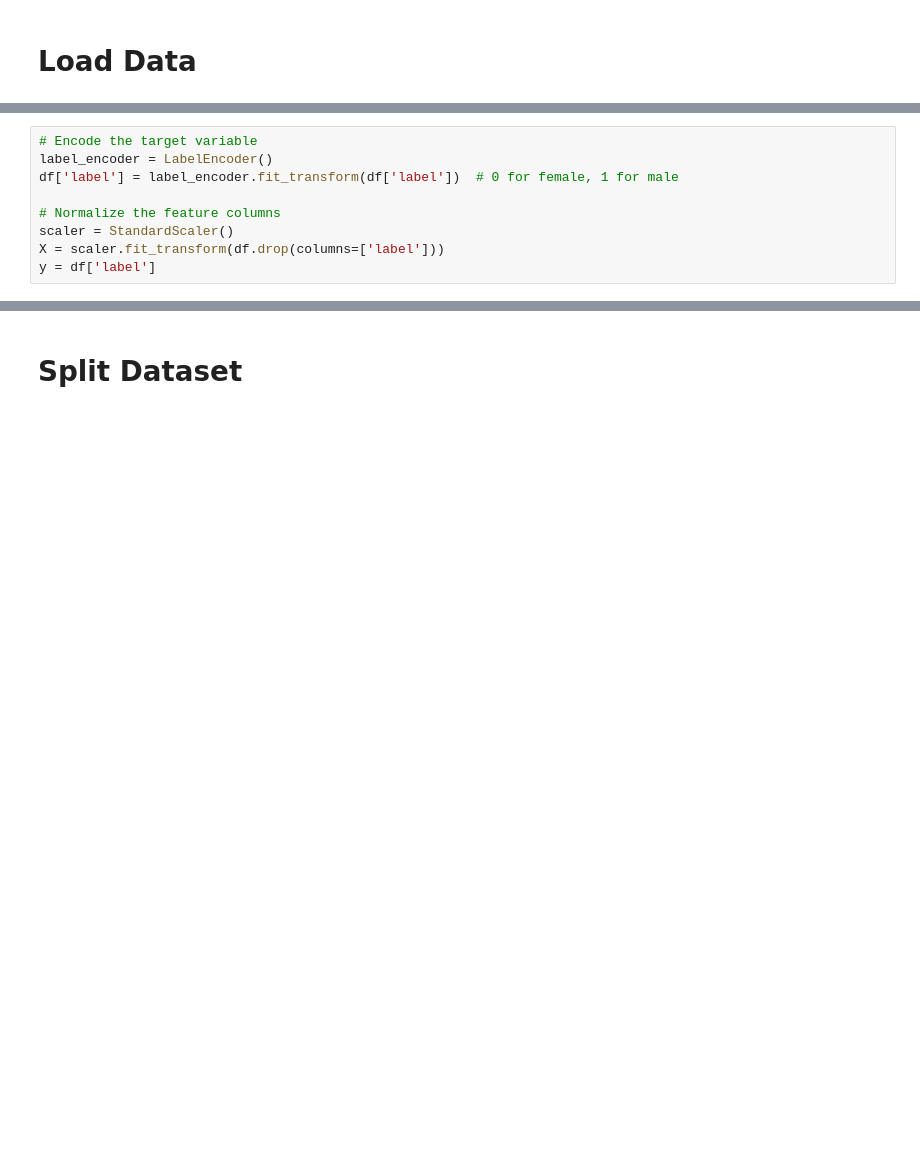
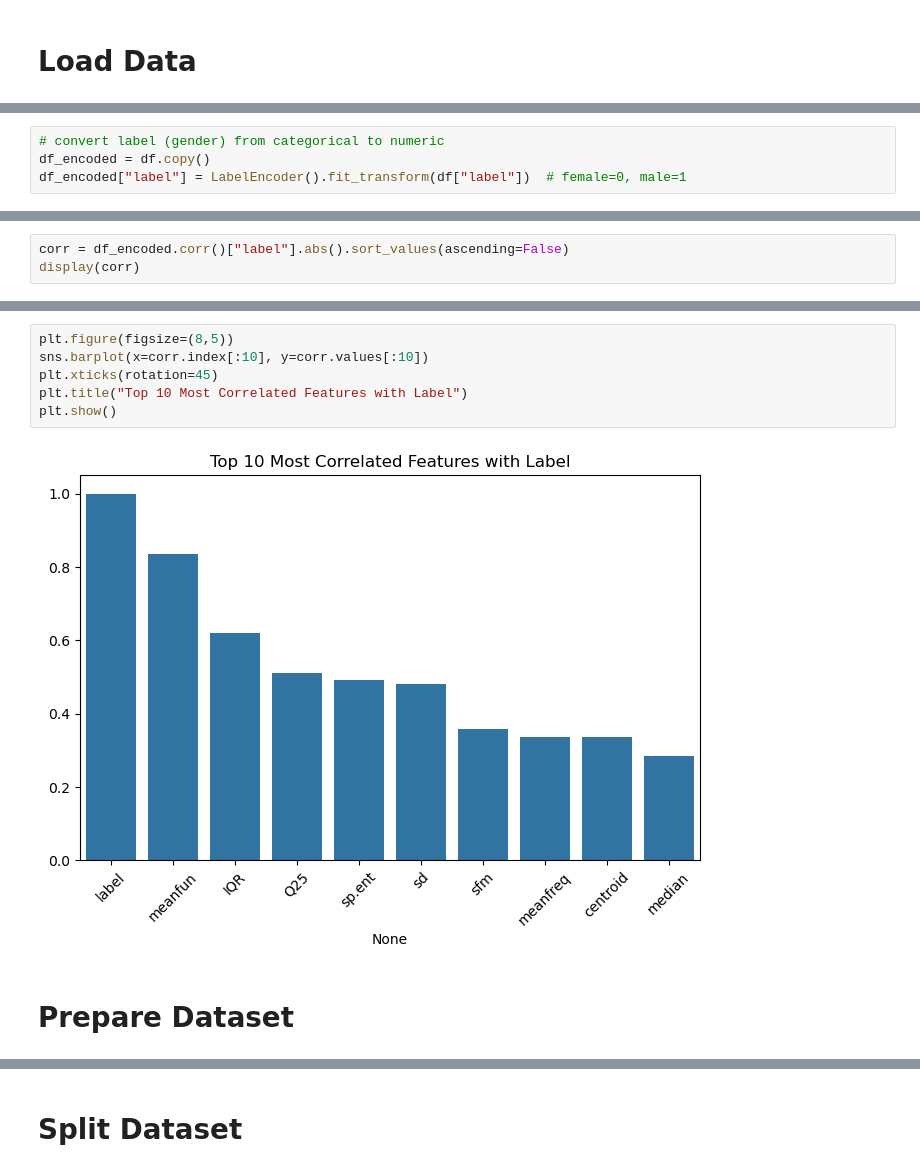
Before and after one commit to FarrelAD/Sinau-Mesin, a Jupyter notebook: notebooks/08-jobsheet-07/task-01.ipynb, the cells around one changed output, grey strips where cells are left out. Saved outputs shown, nothing was run; the diff lists cells and outputs as text; blank space fills up the shorter version.

```diff
--- a/notebooks/08-jobsheet-07/task-01.ipynb
+++ b/notebooks/08-jobsheet-07/task-01.ipynb
@@ -31,9 +64,0 @@ df.head()
-# %%
-# Encode the target variable
-label_encoder = LabelEncoder()
-df['label'] = label_encoder.fit_transform(df['label'])  # 0 for female, 1 for male
-
-# Normalize the feature columns
-scaler = StandardScaler()
-X = scaler.fit_transform(df.drop(columns=['label']))
-y = df['label']
@@ -39,0 +67,4 @@ y = df['label']
+# %%
+# convert label (gender) from categorical to numeric
+df_encoded = df.copy()
+df_encoded["label"] = LabelEncoder().fit_transform(df["label"])  # female=0, male=1
@@ -39,0 +73,3 @@ y = df['label']
+# %%
+corr = df_encoded.corr()["label"].abs().sort_values(ascending=False)
+display(corr)
@@ -39,0 +94,10 @@ y = df['label']
+# %%
+plt.figure(figsize=(8,5))
+sns.barplot(x=corr.index[:10], y=corr.values[:10])
+plt.xticks(rotation=45)
+plt.title("Top 10 Most Correlated Features with Label")
+plt.show()
+# %% [output]
+[figure, added]
+# %% [markdown]
+# Prepare Dataset
```
Also changed, not shown: parts of 16 cells of this notebook.
